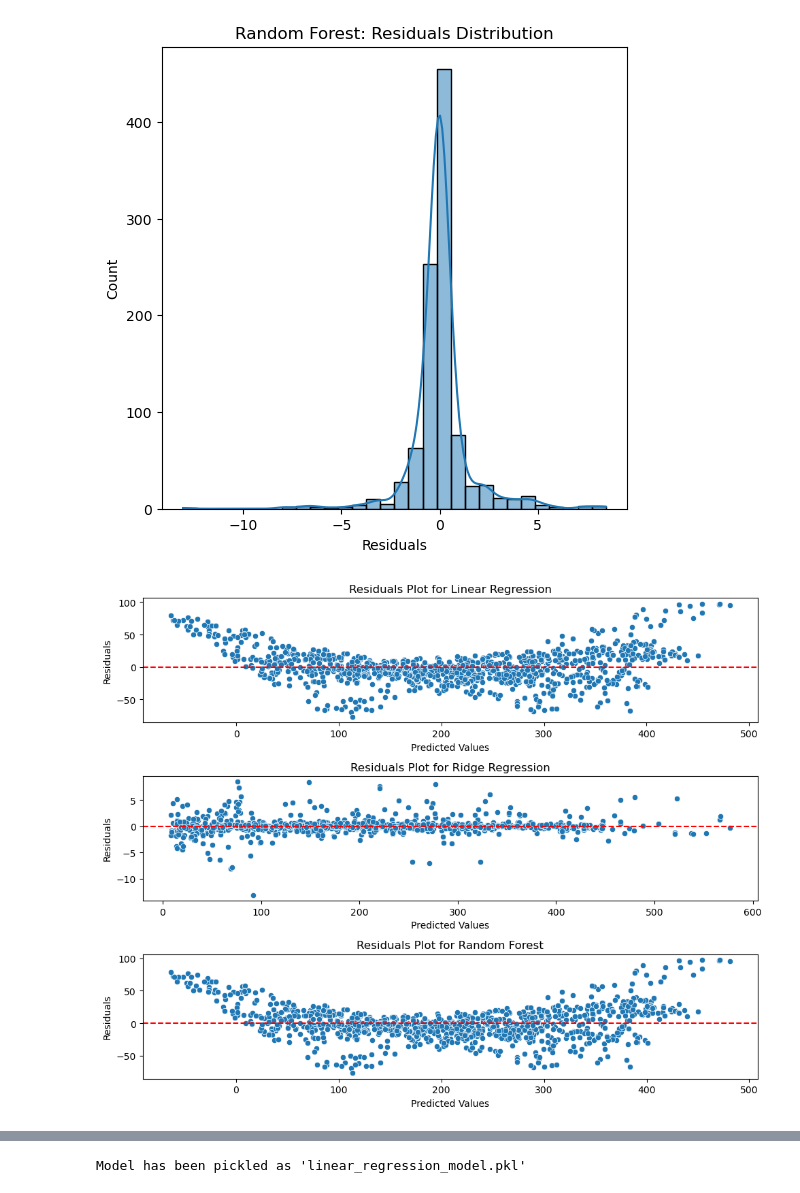
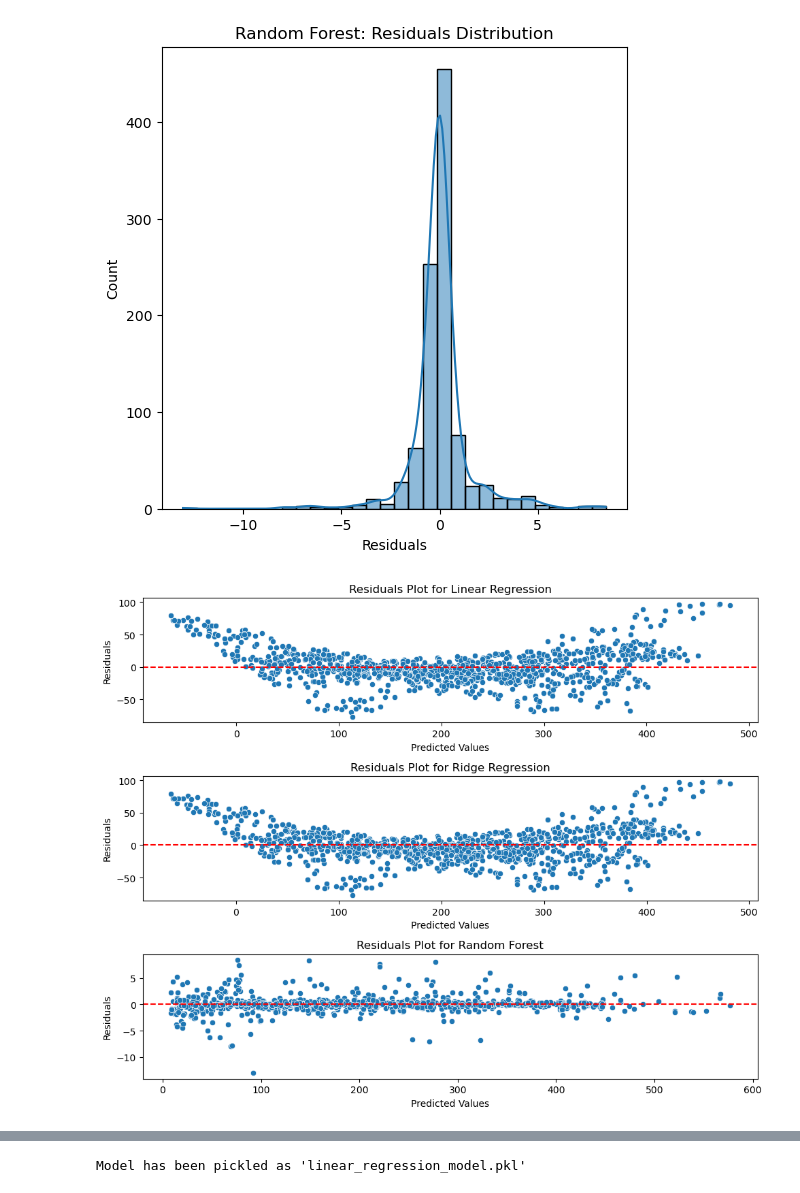
Before and after one commit to premiwise/premiwise, a Jupyter notebook: underwriter (5).ipynb, the cells around one changed output, grey strips where cells are left out. Saved outputs shown, nothing was run; the diff lists cells and outputs as text; code cells hidden in the pictures.

Commit message:
swapped/corrected RForest and RidgeR indexes

```diff
--- a/underwriter (5).ipynb
+++ b/underwriter (5).ipynb
@@ -33,5 +33,5 @@ C:\Users\sainia\AppData\Local\anaconda3\python.exe
 # %%
-df = pd.read_csv(r'C:\Users\sainia\Downloads\underwriter_input_data.csv')
+df = pd.read_csv(r'C:\Users\dhallj\Downloads\underwriter_input_data.csv')
 df
 # %% [output]
 |  | Age | Gender | Occupation | Location | Income Level | Coverage Type | Coverage Amount | Deductible | ... |
@@ -321,27 +321,27 @@ plt.show()
 # %%
 
 
 models_predictions = {
     'Linear Regression': y_pred_test_1,
-    'Ridge Regression': y_pred_test_2,
-    'Random Forest': y_pred_test_3
+    'Ridge Regression': y_pred_test_3,
+    'Random Forest': y_pred_test_2
 }
 
 plt.figure(figsize=(10, 8))
 
 for i, (name, preds) in enumerate(models_predictions.items(), 1):
     plt.subplot(3, 1, i)  # Create subplots for each model
     residuals = y_test - preds
     sns.scatterplot(x=preds, y=residuals)
     plt.axhline(0, color='r', linestyle='--')
     plt.title(f'Residuals Plot for {name}')
     plt.xlabel('Predicted Values')
     plt.ylabel('Residuals')
 
 plt.tight_layout()
 plt.show()
 # %% [output]
-[figure, old version]
+[figure, new version]
 # %%
 models = ['Linear Regression', 'Ridge Regression', 'Random Forest']
 
```
Also changed, not shown: parts of 4 cells of this notebook.
